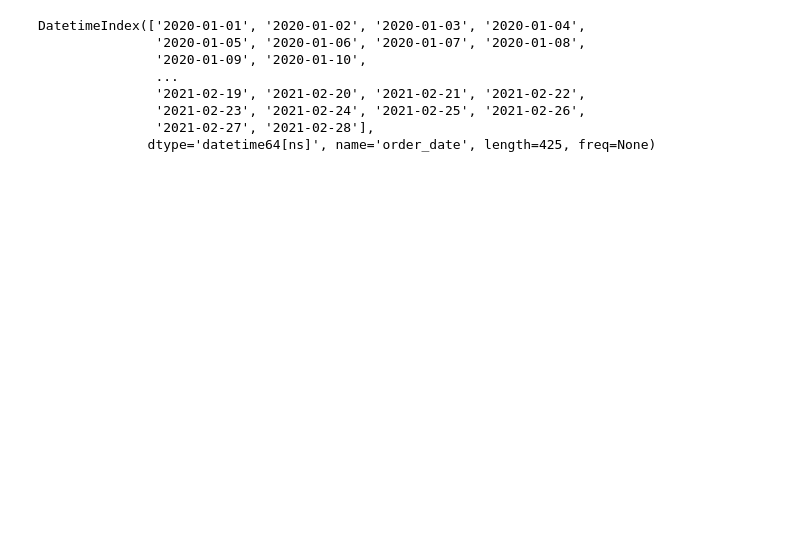
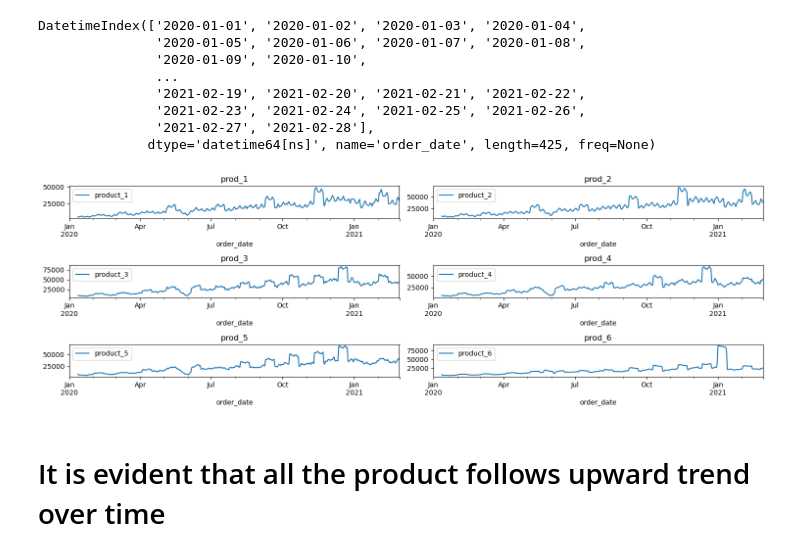
Before and after one commit to gsayant007/Time_Series_projects, a Jupyter notebook: holiday_effect_modelling/test.ipynb, the cells around one changed output. Cells and saved outputs as stored; diff of their text form; code cells hidden in the pictures; blank space fills up the shorter version.

Commit message:
Add files via upload
commit to upload the full modelling solution for time series holiday modelling

```diff
--- a/holiday_effect_modelling/test.ipynb
+++ b/holiday_effect_modelling/test.ipynb
@@ -87,0 +98,25 @@ DatetimeIndex(['2020-01-01', '2020-01-02', '2020-01-03', '2020-01-04',
+# %%
+# try to see the trend of each product by rolling mean smoothing
+def show_trend(window:int=None)->plt.figure:
+    plt.figure(figsize=(15,5))
+    layout = (3,2)
+    p1_ax = plt.subplot2grid(layout,(0,0))
+    p2_ax = plt.subplot2grid(layout,(0,1))
+    p3_ax = plt.subplot2grid(layout,(1,0))
+    p4_ax = plt.subplot2grid(layout,(1,1))
+    p5_ax = plt.subplot2grid(layout,(2,0))
+    p6_ax = plt.subplot2grid(layout,(2,1))
+    df_order.loc[:,["product_1"]].rolling(window=window).agg('sum').plot(kind="line",ax=p1_ax,title="prod_1")
+    df_order.loc[:,["product_2"]].rolling(window=window).agg('sum').plot(kind="line",ax=p2_ax,title="prod_2")
+    df_order.loc[:,["product_3"]].rolling(window=window).agg('sum').plot(kind="line",ax=p3_ax,title="prod_3")
+    df_order.loc[:,["product_4"]].rolling(window=window).agg('sum').plot(kind="line",ax=p4_ax,title="prod_4")
+    df_order.loc[:,["product_5"]].rolling(window=window).agg('sum').plot(kind="line",ax=p5_ax,title="prod_5")
+    df_order.loc[:,["product_6"]].rolling(window=window).agg('sum').plot(kind="line",ax=p6_ax,title="prod_6")
+    plt.tight_layout()
+    plt.show()
+
+show_trend(window=12)
+# %% [output]
+[figure, added]
+# %% [markdown]
+# It is evident that all the product follows upward trend over time
```
Also changed, not shown: parts of 14 cells of this notebook.
